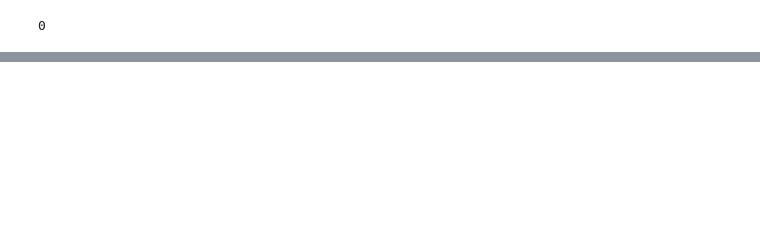
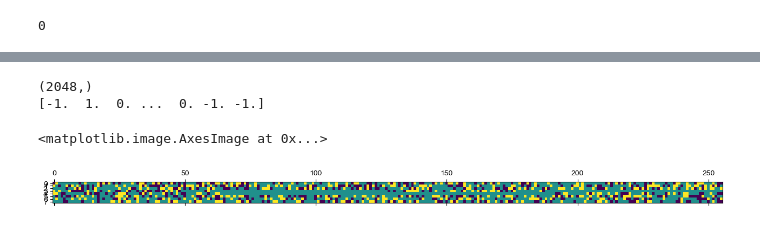
Before and after one commit to Integrated-Systems-Neuroengineering/scrramble, a Jupyter notebook: Notebooks/core_architecture_notebook.ipynb, the cells around one changed output, grey strips where cells are left out. Cells and saved outputs as stored; diff of their text form; code cells hidden in the pictures; blank space fills up the shorter version.

Commit message:
In progress...
EICDense, Accumulator ok, ShuffleBlock needs work, pipeline in progress

```diff
--- a/Notebooks/core_architecture_notebook.ipynb
+++ b/Notebooks/core_architecture_notebook.ipynb
@@ -554,0 +607,80 @@ class Accumulator(nn.Module):
+# %%
+## define a module to split the input and shuffle it in blocks of 64
+class ShuffleBlocks(nn.Module):
+    """
+    Shuffles an input flat vector into blocks of 64. Mathematically emulating inter-core communication.
+
+    Args:
+        subvector_len: int, length of each subvector (typically 256 for EIC core)
+        slot_len: int, length of each slot (typically 64 for EIC core)
+        key: jax.random.PRNGKey, random key
+
+    Returns:
+        (xp - xn): jnp.ndarray, shuffled input vector of shape (input_len,)
+    """
+    subvector_len: int
+    slot_len: int
+    key: jax.random.key
+
+    @nn.compact
+    def __call__(self, x):
+        """
+        Shuffle input vector x block-wise
+        Args:
+        x: jnp.ndarray, input vector of shape (input_len,)
+
+        Returns:
+        x_shuffled: jnp.ndarray, shuffled input vector of shape (input_len,)
+        """
+        assert self.subvector_len % self.slot_len == 0, "Slot length must be an integer multiple of input_len"
+
+        ## for comments consider x = (1024,) vector
+
+        # determine how many blocks are in the input vector
+        num_subvectors = x.shape[0]//self.subvector_len # e.g. 1024//256 = 4 subvectors
+        slots_per_input = self.subvector_len//self.slot_len # e.g. 256//64 = 4 slots per input
+
+        # reshape x into a 3D tensor of shape (num_subvectors, slots_per_input, slot_len), e.g. (4, 4, 64)
+        x_reshaped = x.reshape(num_subvectors, slots_per_input, self.slot_len)
+
+        # shuffle over slots_per_input dimension
+
+        ## for positive vector
+        key, subkey = jax.random.split(self.key)
+        keys = jax.random.split(key, num_subvectors)
+
+        shuffled_blocks_pos = [
+            x_reshaped[i, jax.random.permutation(keys[i], slots_per_input, independent=True)] for i in range(num_subvectors)
+        ]
+
+        xpos = jnp.concatenate([blocks.reshape(-1) for blocks in shuffled_blocks_pos])
+
+        # for negative vector
+        key, subkey = jax.random.split(subkey)
+        keys = jax.random.split(key, num_subvectors)
+
+        shuffled_blocks_neg = [
+            x_reshaped[i, jax.random.permutation(keys[i], slots_per_input, independent=True)] for i in range(num_subvectors)
+        ]
+
+        xneg = jnp.concatenate([blocks.reshape(-1) for blocks in shuffled_blocks_neg])
+
+        return xpos - xneg
+
+## testing shuffle module
+sh = ShuffleBlocks(
+    subvector_len = 256,
+    slot_len = 64,
+    key = key
+)
+
+params_sh = sh.init(key, x)
+y_acc_sh = sh.apply(params_sh, y_acc)
+print(y_acc_sh.shape)
+print(y_acc_sh)
+plt.matshow(y_acc_sh.reshape(-1, 256))
+# %% [output]
+(2048,)
+[-1.  1.  0. ...  0. -1. -1.]
+<matplotlib.image.AxesImage at 0x...>
+[figure, added]
```
Also changed, not shown: parts of 13 cells of this notebook, 8 other files.
